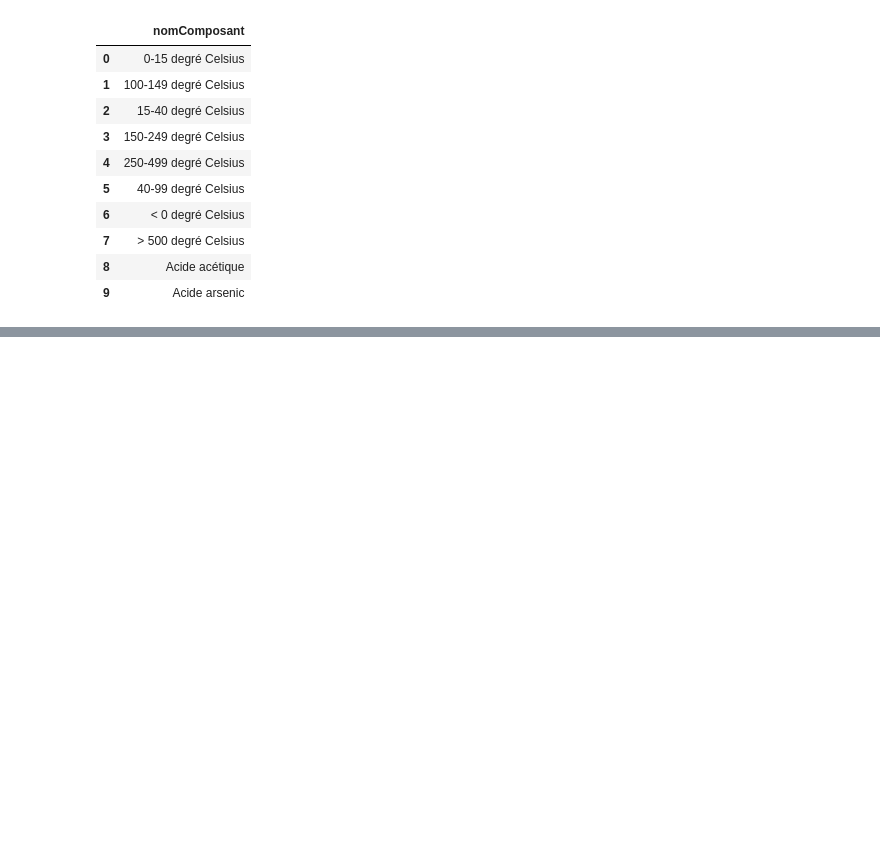
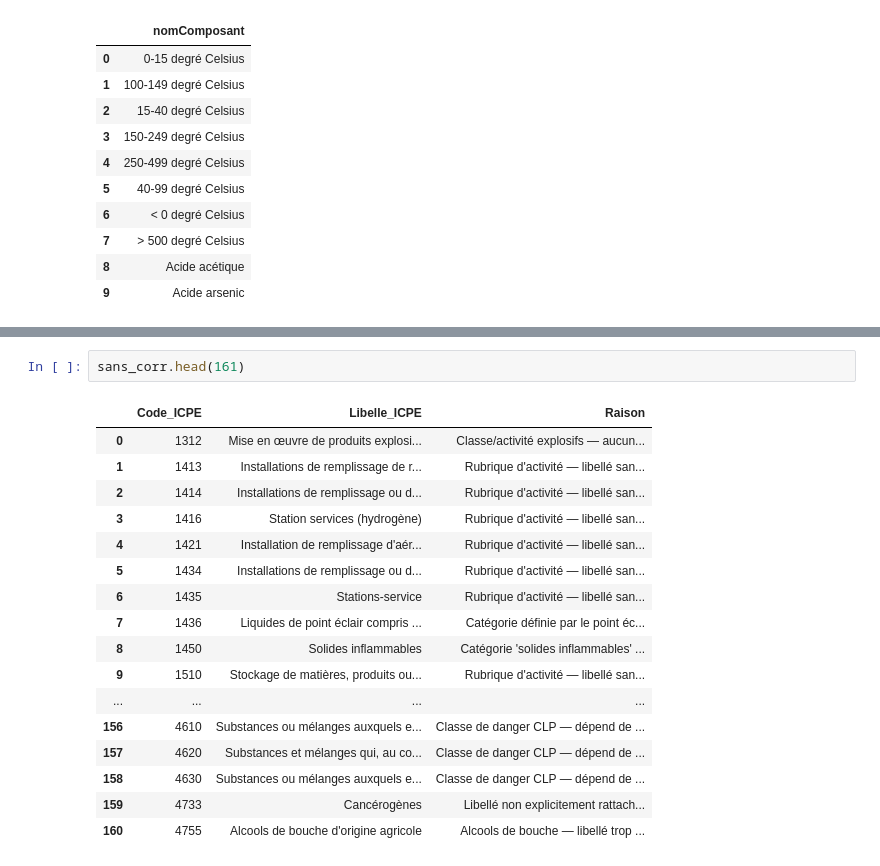
Before and after one commit to EstherHoudant/Hackaton_entreprises_emettrices, a Jupyter notebook: lien_ICPE_EDF.ipynb, the cells around one changed output, grey strips where cells are left out. Saved outputs shown, nothing was run; the diff lists cells and outputs as text; blank space fills up the shorter version.

```diff
--- a/lien_ICPE_EDF.ipynb
+++ b/lien_ICPE_EDF.ipynb
@@ -49,0 +135,20 @@ Si le lien est explicite établit la correspondance entre le numéro ICPE et les
+# %%
+sans_corr.head(161)
+# %% [output]
+|  | Code_ICPE | Libelle_ICPE | Raison |
+| 0 | 1312 | Mise en œuvre de produits explosi... | Classe/activité explosifs — aucun... |
+| 1 | 1413 | Installations de remplissage de r... | Rubrique d'activité — libellé san... |
+| 2 | 1414 | Installations de remplissage ou d... | Rubrique d'activité — libellé san... |
+| 3 | 1416 | Station services (hydrogène) | Rubrique d'activité — libellé san... |
+| 4 | 1421 | Installation de remplissage d'aér... | Rubrique d'activité — libellé san... |
+| 5 | 1434 | Installations de remplissage ou d... | Rubrique d'activité — libellé san... |
+| 6 | 1435 | Stations-service | Rubrique d'activité — libellé san... |
+| 7 | 1436 | Liquides de point éclair compris ... | Catégorie définie par le point éc... |
+| 8 | 1450 | Solides inflammables | Catégorie 'solides inflammables' ... |
+| 9 | 1510 | Stockage de matières, produits ou... | Rubrique d'activité — libellé san... |
+| ... | ... | ... | ... |
+| 156 | 4610 | Substances ou mélanges auxquels e... | Classe de danger CLP — dépend de ... |
+| 157 | 4620 | Substances et mélanges qui, au co... | Classe de danger CLP — dépend de ... |
+| 158 | 4630 | Substances ou mélanges auxquels e... | Classe de danger CLP — dépend de ... |
+| 159 | 4733 | Cancérogènes | Libellé non explicitement rattach... |
+| 160 | 4755 | Alcools de bouche d'origine agricole | Alcools de bouche — libellé trop ... |
```
Also changed, not shown: parts of 6 cells of this notebook, 4 other files.
